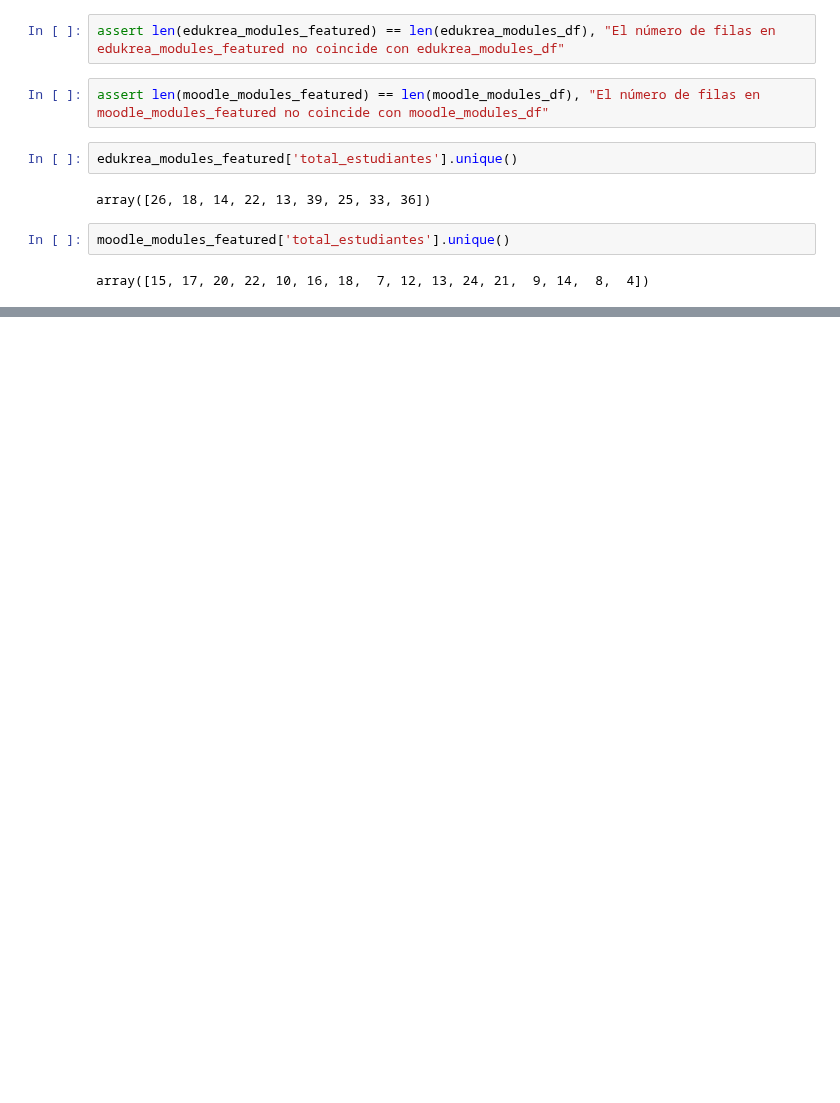
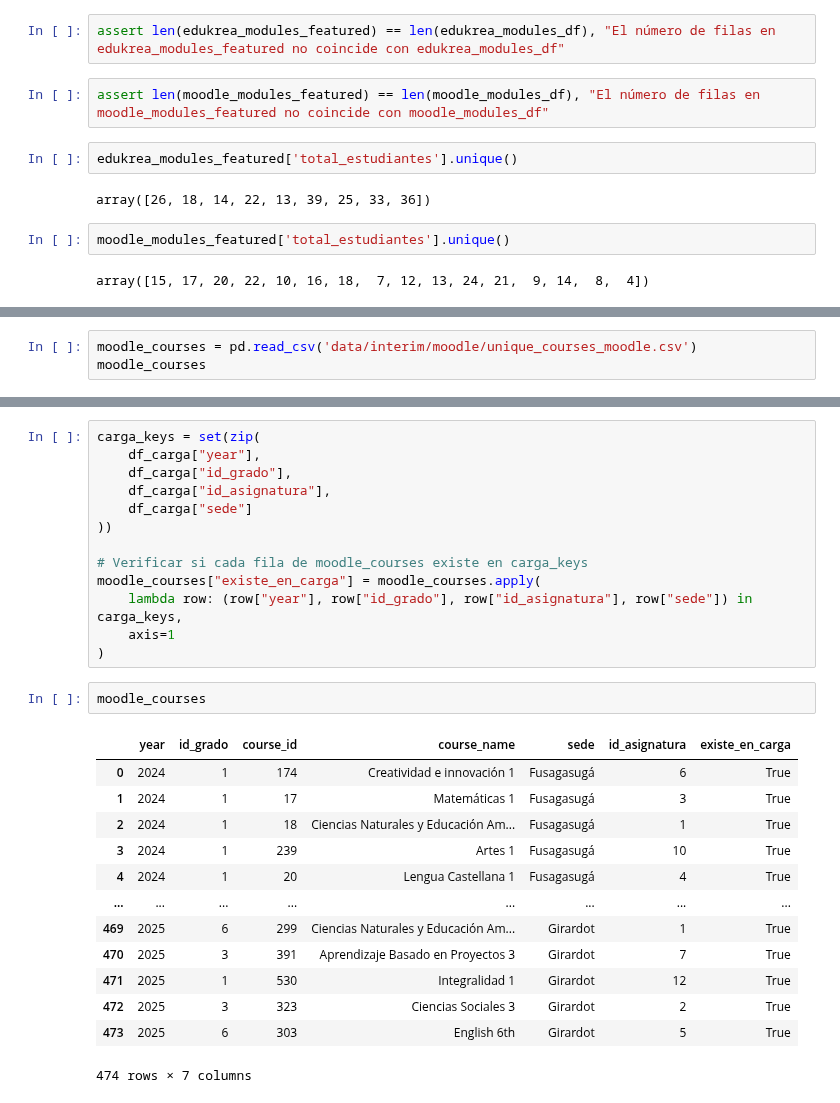
Before and after one commit to didi-gg/formar-innovar, a Jupyter notebook: notebooks/other/checker.ipynb, the cells around one changed output, grey strips where cells are left out. Saved outputs shown, nothing was run; the diff lists cells and outputs as text; blank space fills up the shorter version.

Commit message:
Verify moodle courses and academic load

```diff
--- a/notebooks/other/checker.ipynb
+++ b/notebooks/other/checker.ipynb
@@ -565,0 +585,3 @@ array([15, 17, 20, 22, 10, 16, 18,  7, 12, 13, 24, 21,  9, 14,  8,  4])
+# %%
+moodle_courses = pd.read_csv('data/interim/moodle/unique_courses_moodle.csv')
+moodle_courses
@@ -565,0 +602,29 @@ array([15, 17, 20, 22, 10, 16, 18,  7, 12, 13, 24, 21,  9, 14,  8,  4])
+# %%
+carga_keys = set(zip(
+    df_carga["year"],
+    df_carga["id_grado"],
+    df_carga["id_asignatura"],
+    df_carga["sede"]
+))
+
+# Verificar si cada fila de moodle_courses existe en carga_keys
+moodle_courses["existe_en_carga"] = moodle_courses.apply(
+    lambda row: (row["year"], row["id_grado"], row["id_asignatura"], row["sede"]) in carga_keys,
+    axis=1
+)
+# %%
+moodle_courses
+# %% [output]
+|  | year | id_grado | course_id | course_name | sede | id_asignatura | existe_en_carga |
+| 0 | 2024 | 1 | 174 | Creatividad e innovación 1 | Fusagasugá | 6 | True |
+| 1 | 2024 | 1 | 17 | Matemáticas 1 | Fusagasugá | 3 | True |
+| 2 | 2024 | 1 | 18 | Ciencias Naturales y Educación Am... | Fusagasugá | 1 | True |
+| 3 | 2024 | 1 | 239 | Artes 1 | Fusagasugá | 10 | True |
+| 4 | 2024 | 1 | 20 | Lengua Castellana 1 | Fusagasugá | 4 | True |
+| ... | ... | ... | ... | ... | ... | ... | ... |
+| 469 | 2025 | 6 | 299 | Ciencias Naturales y Educación Am... | Girardot | 1 | True |
+| 470 | 2025 | 3 | 391 | Aprendizaje Basado en Proyectos 3 | Girardot | 7 | True |
+| 471 | 2025 | 1 | 530 | Integralidad 1 | Girardot | 12 | True |
+| 472 | 2025 | 3 | 323 | Ciencias Sociales 3 | Girardot | 2 | True |
+| 473 | 2025 | 6 | 303 | English 6th | Girardot | 5 | True |
+474 rows × 7 columns
```
Also changed, not shown: parts of 6 cells of this notebook.
